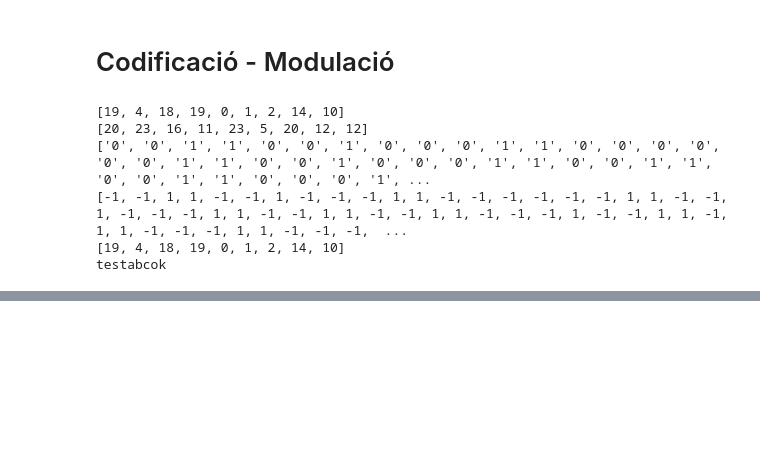
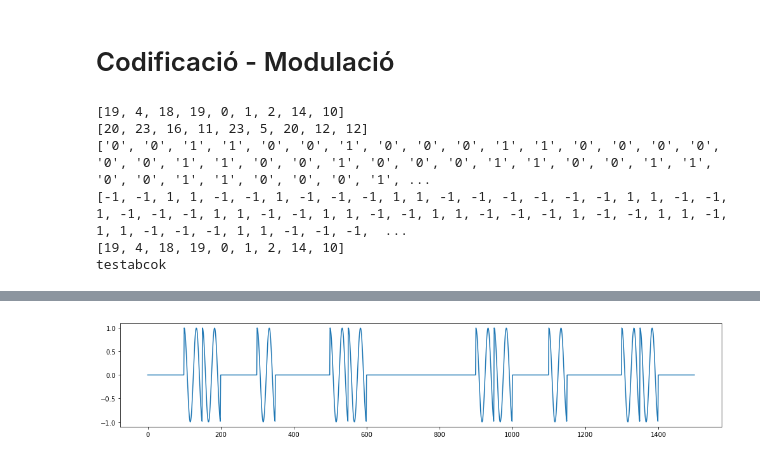
Before and after one commit to Daver35/Entregues_XRXS, a Jupyter notebook: XRXS.ipynb, the cells around one changed output, grey strips where cells are left out. Drawn from its saved outputs; the diff is of its cells as text; code cells hidden in the pictures; blank space fills up the shorter version.

```diff
--- a/XRXS.ipynb
+++ b/XRXS.ipynb
@@ -195,0 +222,15 @@ print(Pseudo_list)
+# %%
+def modulate(input_signal,step=500,freq=1):
+    signal = np.array(input_signal)
+    mod_signal = np.zeros(len(signal)*step)
+
+    for i in range(len(signal)):
+        mod_signal[i*step:(i+1)*step] = sinusoidal(np.arange(step),amplitud=signal[i],freq=freq)
+
+    return mod_signal
+# %%
+plt.figure(figsize=(17,3))
+plt.plot(modulate(np.array(binlist).astype(int)[0:30],step=50,freq=3))
+plt.show()
+# %% [output]
+[figure, added]
```
Also changed, not shown: parts of 10 cells of this notebook.
